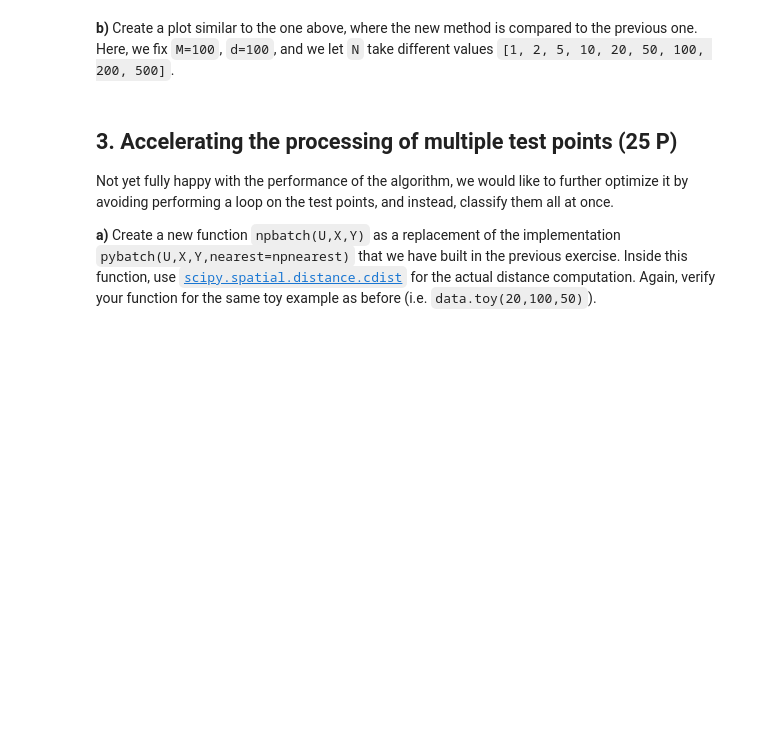
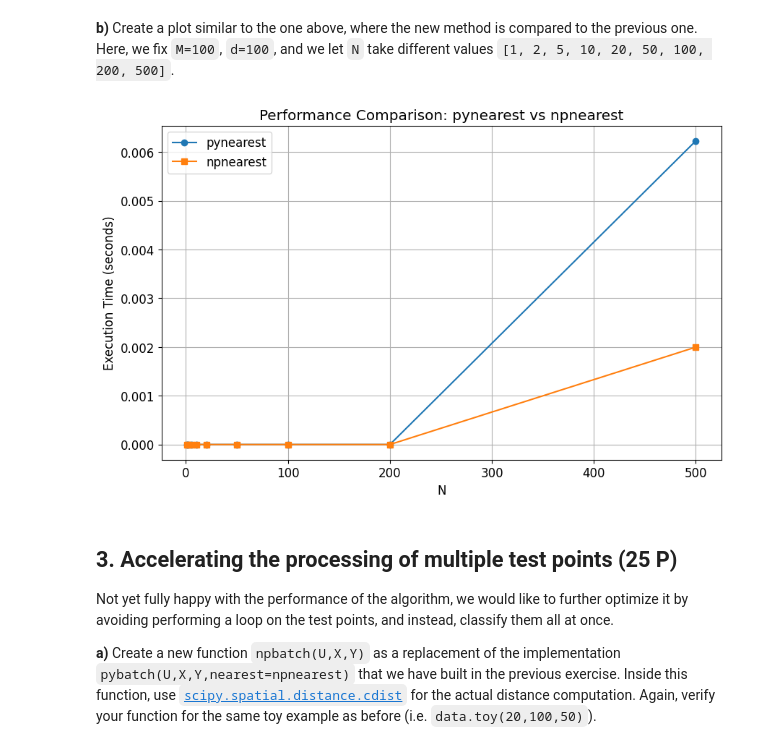
Before and after one commit to Group-B-gogogo/Kernel-ridge-regression, a Jupyter notebook: Homework/exercise-2_Dream.ipynb, the cells around one changed output. Cells and saved outputs as stored; diff of their text form; code cells hidden in the pictures; blank space fills up the shorter version.

```diff
--- a/Homework/exercise-2_Dream.ipynb
+++ b/Homework/exercise-2_Dream.ipynb
@@ -500,7 +500,9 @@ def npdistance(x1, x2):
 
     # YOUR CODE HERE
 
-    raise NotImplementedError("Replace this line with your NumPy implementation!")
+    # return np.sum((x1 - x2) ** 2)
+    min_length = min(len(x1), len(x2))
+    return np.sum((x1[:min_length] - x2[:min_length])** 2)
 
     # Expected: 1-2 lines of vectorized NumPy code!
 # %%
@@ -596,7 +661,9 @@ def npnearest(u: np.ndarray, X: np.ndarray, Y: np.ndarray, distance=npdistance):
         int: The label of the data point which is closest to `u`
     '''
     # >>>>> YOUR CODE HERE
-    raise NotImplementedError("Replace this line by your code.")
+    distances = np.array([distance(u, x) for x in X])
+    min_idx = np.argmin(distances)
+    return Y[min_idx]
     # <<<<< END YOUR CODE
 # %%
 # Verify your function
@@ -613,3 +676,45 @@ raise NotImplementedError("Replace this line by your code.")
+# %%
+# >>>>> YOUR CODE HERE
+
+# Assume pynearest and npnearest are defined as before
+M = 100
+d = 100
+N_values = [1, 2, 5, 10, 20, 50, 100, 200, 500]
+
+py_times = []
+np_times = []
+
+for N in N_values:
+    # Generate random data
+    X = np.random.rand(N, d)
+    Y = np.random.randint(0, 2, N)
+    u = np.random.rand(d)
+
+    # Time pynearest
+    start_py = time.time()
+    py_nearest = pynearest(u, X, Y, npdistance)
+    end_py = time.time()
+    py_times.append(end_py - start_py)
+
+    # Time npnearest
+    start_np = time.time()
+    np_nearest = npnearest(u, X, Y, npdistance)
+    end_np = time.time()
+    np_times.append(end_np - start_np)
+
+# Plot the results
+plt.figure(figsize=(10, 6))
+plt.plot(N_values, py_times, 'o-', label='pynearest')
+plt.plot(N_values, np_times, 's-', label='npnearest')
+plt.xlabel('N')
+plt.ylabel('Execution Time (seconds)')
+plt.title('Performance Comparison: pynearest vs npnearest')
+plt.legend()
+plt.grid(True)
+plt.show()
+# <<<<< END YOUR CODE
+# %% [output]
+[figure, added]
 # %% [markdown]
 ## 3. Accelerating the processing of multiple test points (25 P)
 
```
Also changed, not shown: parts of 13 cells of this notebook, 1 other file.
